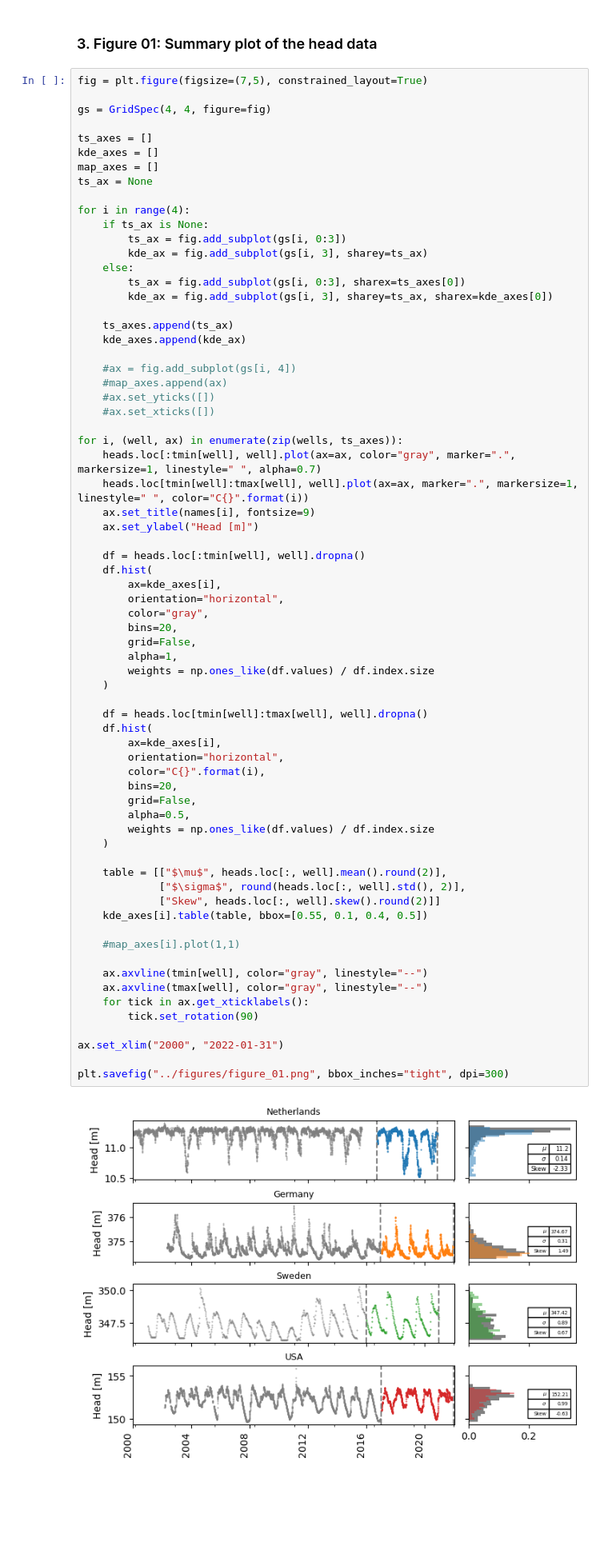
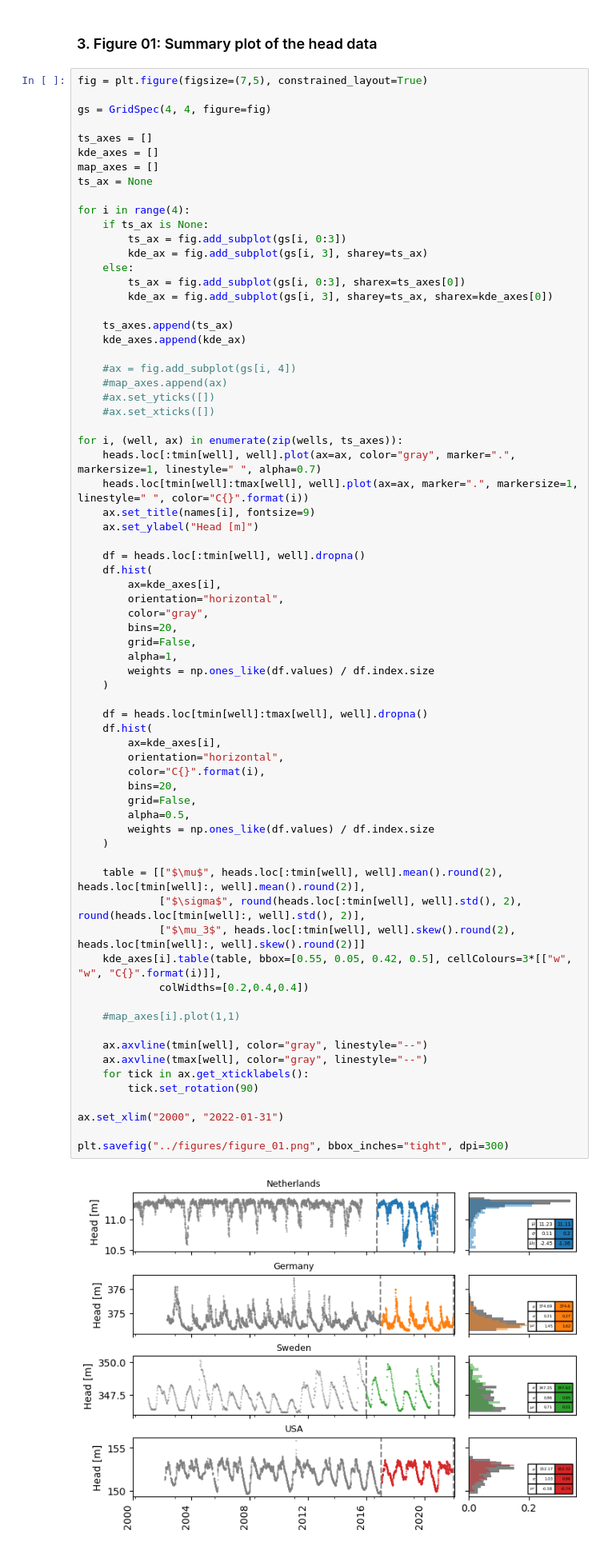
Before and after one commit to gwmodeling/challenge, a Jupyter notebook: scripts/02_input_data_analysis.ipynb, the cells around one changed output. Shown at 80% size. Saved outputs shown, nothing was run; the diff lists cells and outputs as text; blank space fills up the shorter version.

```diff
--- a/scripts/02_input_data_analysis.ipynb
+++ b/scripts/02_input_data_analysis.ipynb
@@ -97,38 +97,39 @@ for i, (well, ax) in enumerate(zip(wells, ts_axes)):
         color="gray",
         bins=20,
         grid=False,
         alpha=1,
         weights = np.ones_like(df.values) / df.index.size
     )
 
     df = heads.loc[tmin[well]:tmax[well], well].dropna()
     df.hist(
         ax=kde_axes[i],
         orientation="horizontal",
         color="C{}".format(i),
         bins=20,
         grid=False,
         alpha=0.5,
         weights = np.ones_like(df.values) / df.index.size
     )
 
-    table = [["$\mu$", heads.loc[:, well].mean().round(2)],
-             ["$\sigma$", round(heads.loc[:, well].std(), 2)],
-             ["Skew", heads.loc[:, well].skew().round(2)]]
-    kde_axes[i].table(table, bbox=[0.55, 0.1, 0.4, 0.5])
+    table = [["$\mu$", heads.loc[:tmin[well], well].mean().round(2), heads.loc[tmin[well]:, well].mean().round(2)],
+             ["$\sigma$", round(heads.loc[:tmin[well], well].std(), 2), round(heads.loc[tmin[well]:, well].std(), 2)],
+             ["$\mu_3$", heads.loc[:tmin[well], well].skew().round(2), heads.loc[tmin[well]:, well].skew().round(2)]]
+    kde_axes[i].table(table, bbox=[0.55, 0.05, 0.42, 0.5], cellColours=3*[["w", "w", "C{}".format(i)]],
+             colWidths=[0.2,0.4,0.4])
 
     #map_axes[i].plot(1,1)
 
     ax.axvline(tmin[well], color="gray", linestyle="--")
     ax.axvline(tmax[well], color="gray", linestyle="--")
     for tick in ax.get_xticklabels():
         tick.set_rotation(90)
 
 ax.set_xlim("2000", "2022-01-31")
 
 plt.savefig("../figures/figure_01.png", bbox_inches="tight", dpi=300)
 # %% [output]
-[figure, old version]
+[figure, new version]
 # %% [markdown]
 ### 4. Table 01: Summary statistics table of stresses
 # %%
```
Also changed, not shown: 3 other files.
